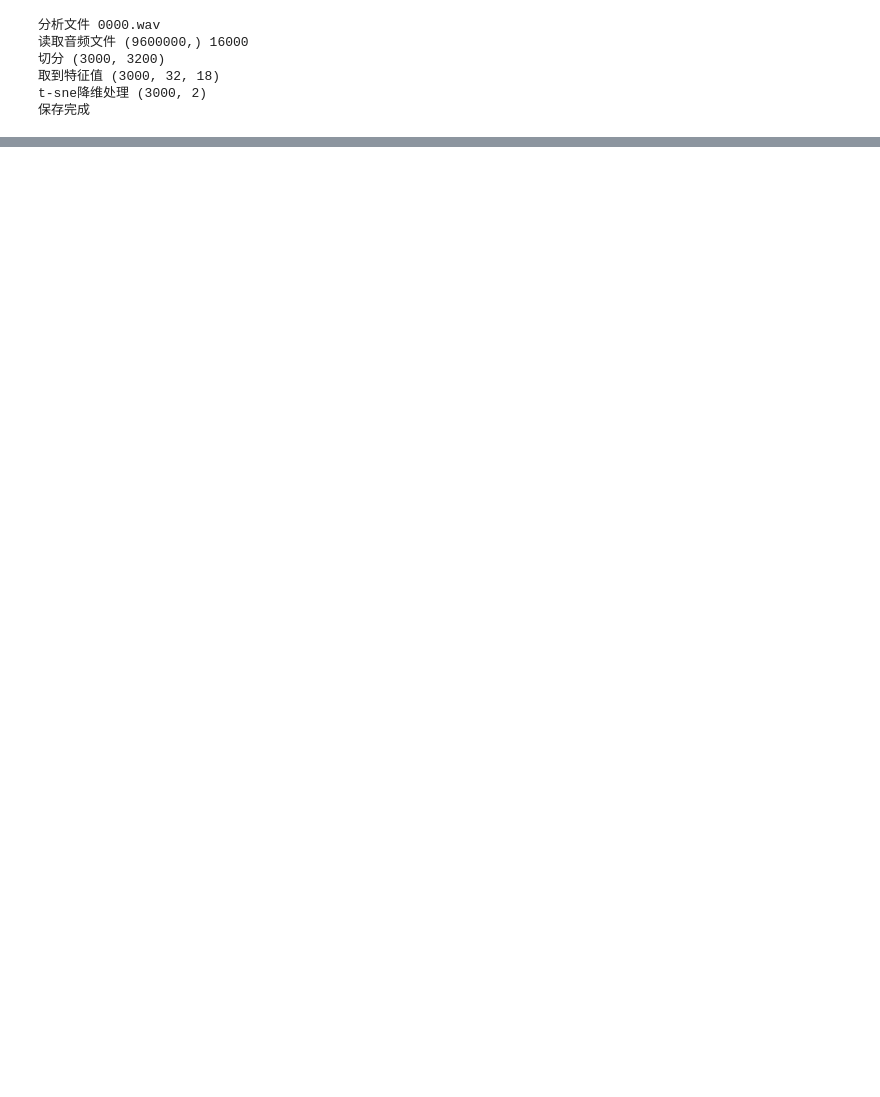
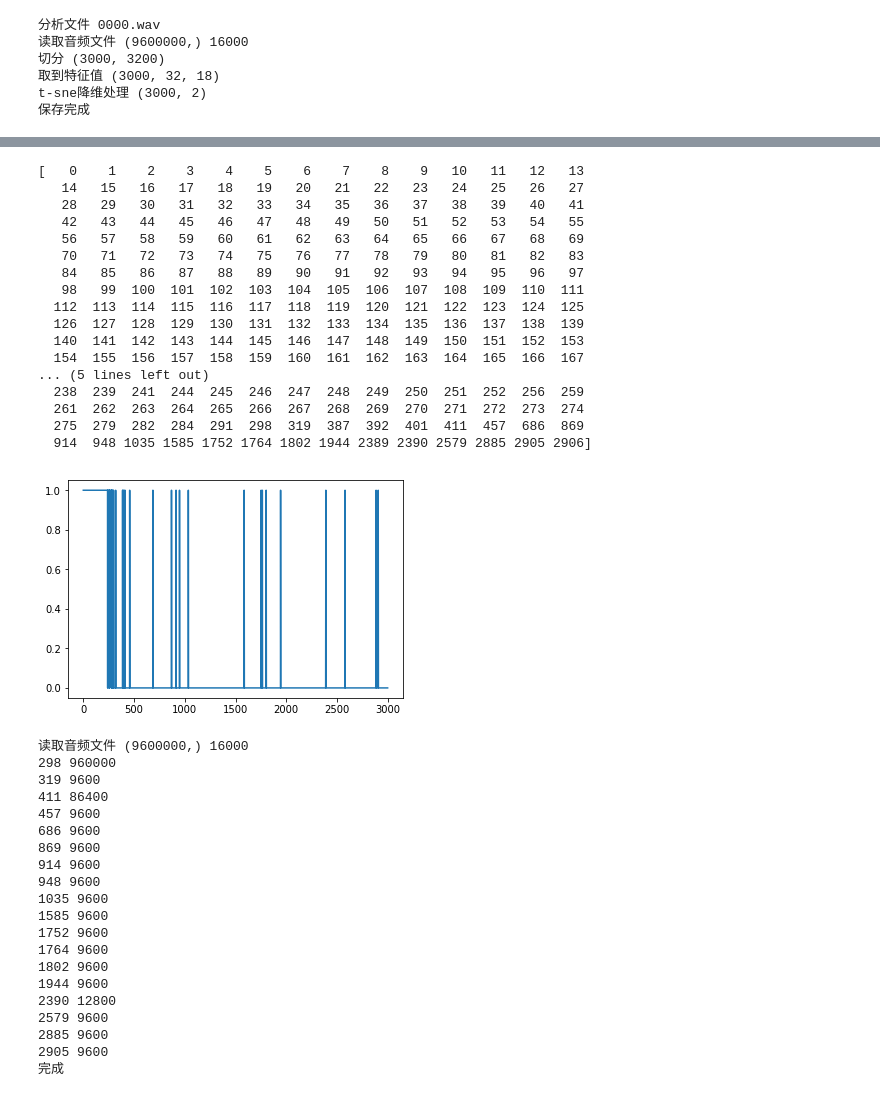
Before and after one commit to 393061874/soundmonitor, a Jupyter notebook: tianshu/find_diff_sound.ipynb, the cells around one changed output, grey strips where cells are left out. Cells and saved outputs as stored; diff of their text form; code cells hidden in the pictures; blank space fills up the shorter version.

```diff
--- a/tianshu/find_diff_sound.ipynb
+++ b/tianshu/find_diff_sound.ipynb
@@ -108,35 +108,82 @@ DBSCAN聚类结果 {0, 1, 2, 3, -1}
 # %%
-"""这段还没整理"""
-
+import functions as func
+import numpy as np
 
 # 在时间线上标时聚类出来的异常音频段
-point_list = np.arange(len(tsne_data))[np.where(label_pred == -1)]
+point_list = np.arange(len(tsne_data))[np.where(label_pred != 3)]
+print(point_list)
 
 time_point = np.zeros(shape=(len(tsne_data),), dtype=bool)
 time_point[point_list] = True
 
-analysis.show_1d_plot(time_point)
+func.show_1d_plot(time_point)
 
 
-# 截取异常音频段 前0.2s+异常声音+后0.4s 如果两个异常之间间隔小于2s则合并为一段音频
-# data, sr = analysis.read_audio_file(r'debug\{:04d}.wav'.format(index))  # 读取音频文件
-data, sr = analysis.read_audio_file(r'output.wav'.format(index))  # 读取音频文件
-sample_size = sr//5
+# 截取异常音频段 前0.2s+异常声音+后0.2s 如果两个异常之间间隔小于2s则合并为一段音频
+# 读取音频文件
+data, sr = func.read_audio_file(file_path)
+print('读取音频文件', data.shape, sr)
+sample_size = sr // 5
+sample_number = len(data) // sample_size
 
 index = 0
 while index < len(point_list) - 1:
     point = point_list[index]
     next_point = point_list[index+1]
 
     start_point = (point - 1) * sample_size
+    if(start_point < 0):
+        start_point = 0
 
     while next_point - point <= 10 and index < len(point_list) - 2:  # 间隔时间小于2s
         index += 1
         point = point_list[index]
         next_point = point_list[index + 1]
 
-    end_point = (point + 1 + 2) * sample_size
+    end_point = (point + 1 + 1) * sample_size
 
     audio_data = data[start_point:end_point]
-    analysis.save_audio_file(r'.\error_sound\out_{:04d}.wav'.format(point), audio_data, sr)
+    print(point, len(audio_data))
+    func.save_audio_file(r'.\error_sound\{:04d}.wav'.format(point), audio_data, sr)
     index += 1
+
+print('完成')
+# %% [output]
+[   0    1    2    3    4    5    6    7    8    9   10   11   12   13
+   14   15   16   17   18   19   20   21   22   23   24   25   26   27
+   28   29   30   31   32   33   34   35   36   37   38   39   40   41
+   42   43   44   45   46   47   48   49   50   51   52   53   54   55
+   56   57   58   59   60   61   62   63   64   65   66   67   68   69
+   70   71   72   73   74   75   76   77   78   79   80   81   82   83
+   84   85   86   87   88   89   90   91   92   93   94   95   96   97
+   98   99  100  101  102  103  104  105  106  107  108  109  110  111
+  112  113  114  115  116  117  118  119  120  121  122  123  124  125
+  126  127  128  129  130  131  132  133  134  135  136  137  138  139
+  140  141  142  143  144  145  146  147  148  149  150  151  152  153
+  154  155  156  157  158  159  160  161  162  163  164  165  166  167
+... (5 lines left out)
+  238  239  241  244  245  246  247  248  249  250  251  252  256  259
+  261  262  263  264  265  266  267  268  269  270  271  272  273  274
+  275  279  282  284  291  298  319  387  392  401  411  457  686  869
+  914  948 1035 1585 1752 1764 1802 1944 2389 2390 2579 2885 2905 2906]
+[figure, added]
+读取音频文件 (9600000,) 16000
+298 960000
+319 9600
+411 86400
+457 9600
+686 9600
+869 9600
+914 9600
+948 9600
+1035 9600
+1585 9600
+1752 9600
+1764 9600
+1802 9600
+1944 9600
+2390 12800
+2579 9600
+2885 9600
+2905 9600
+完成
```
Also changed, not shown: parts of 2 cells of this notebook, 3 other files.
